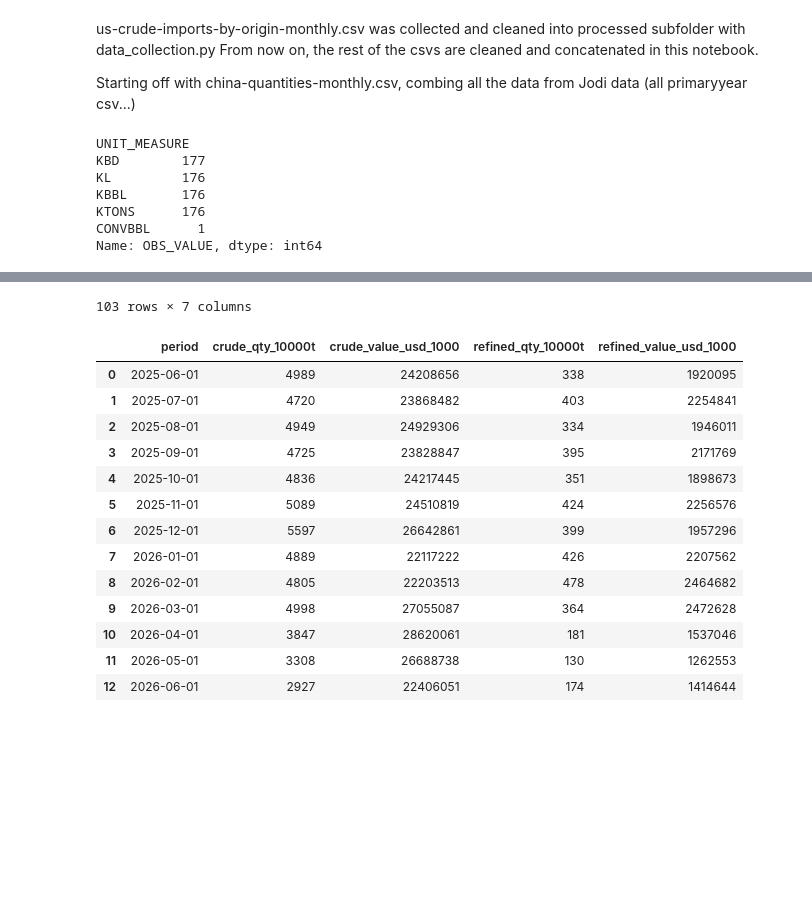
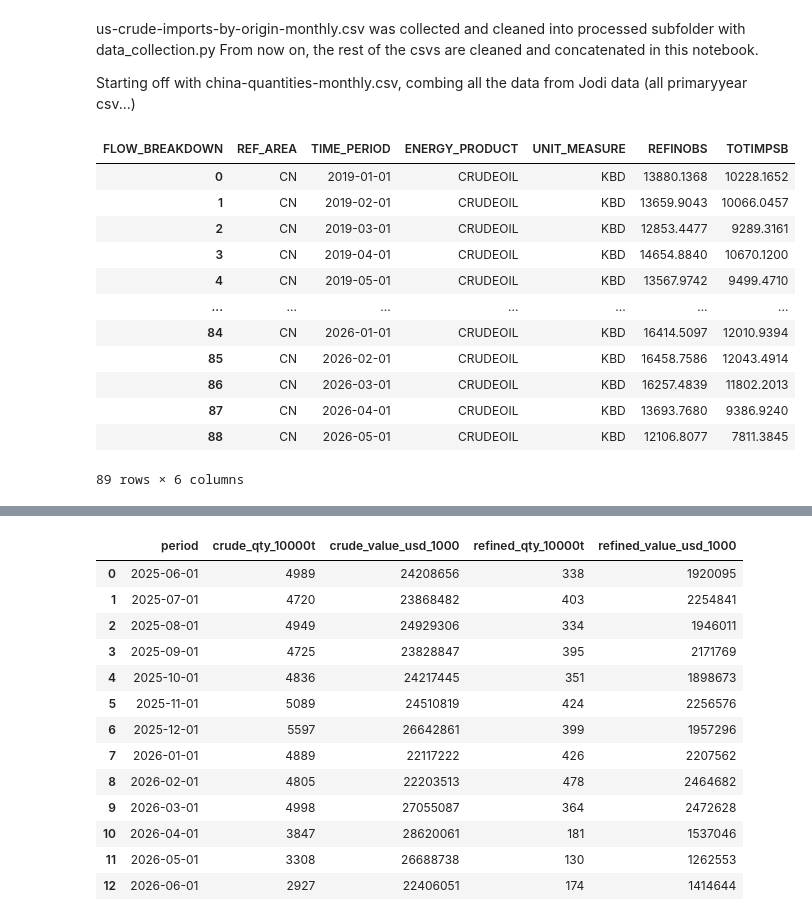
Before and after one commit to chaboihenry/oil-research, a Jupyter notebook: scripts/data_cleaning.ipynb, the cells around one changed output, grey strips where cells are left out. Drawn from its saved outputs; the diff is of its cells as text; code cells hidden in the pictures; blank space fills up the shorter version.

```diff
--- a/scripts/data_cleaning.ipynb
+++ b/scripts/data_cleaning.ipynb
@@ -10,38 +10,44 @@ from pathlib import Path
 
 ROOT_DIR = Path.cwd().parent
 JODI_DIR = ROOT_DIR / 'data' / 'raw' / 'quantities-china' / 'jodi_data'
 
 # loading all the jodi primary files
 df_2019 = pd.read_csv(JODI_DIR / 'jodi_primaryyear_2019.csv')
 df_2020 = pd.read_csv(JODI_DIR / 'jodi_primaryyear_2020.csv')
 df_2021 = pd.read_csv(JODI_DIR / 'jodi_primaryyear_2021.csv')
 df_2022 = pd.read_csv(JODI_DIR / 'jodi_primaryyear_2022.csv')
 df_2023 = pd.read_csv(JODI_DIR / 'jodi_primaryyear_2023.csv')
 df_2024 = pd.read_csv(JODI_DIR / 'jodi_primaryyear_2024.csv')
 df_2025 = pd.read_csv(JODI_DIR / 'jodi_primaryyear_2025.csv')
 df_2026 = pd.read_csv(JODI_DIR / 'jodi_primaryyear_2026.csv')
 
 jodi_df = pd.concat([df_2019, df_2020, df_2021, df_2022, df_2023, df_2024, df_2025, df_2026], ignore_index=True)
 jodi_df['OBS_VALUE'] = jodi_df['OBS_VALUE'].replace(['-', 'x', '..'], np.nan)
 jodi_df['OBS_VALUE'] = jodi_df['OBS_VALUE'].astype('float64')
 jodi_df['TIME_PERIOD'] = pd.to_datetime(jodi_df['TIME_PERIOD'])
 mask = (jodi_df['REF_AREA'] == "CN") & (jodi_df['ENERGY_PRODUCT'] == "CRUDEOIL") & (jodi_df['FLOW_BREAKDOWN'].isin(["TOTIMPSB", "REFINOBS"]))
 quant_china_df = jodi_df[mask]
 quant_china_df.groupby('UNIT_MEASURE')['OBS_VALUE'].nunique().sort_values(ascending=False) # kbd has the most unique values
 mask2 = (quant_china_df['UNIT_MEASURE'] == "KBD")
 quant_china_df = quant_china_df[mask2]
 quant_china_df = quant_china_df.pivot_table(
-    index = ['REF_AREA', 'TIME_PERIOD', 'ENERGY_PRODUCT', 'UNIT_MEASURE', 'ASSESSMENT_CODE'],
+    index = ['REF_AREA', 'TIME_PERIOD', 'ENERGY_PRODUCT', 'UNIT_MEASURE'],
     columns='FLOW_BREAKDOWN',
     values='OBS_VALUE',
     aggfunc='first'
 ).reset_index()
 quant_china_df
 # %% [output]
+| FLOW_BREAKDOWN | REF_AREA | TIME_PERIOD | ENERGY_PRODUCT | UNIT_MEASURE | REFINOBS | TOTIMPSB |
+| 0 | CN | 2019-01-01 | CRUDEOIL | KBD | 13880.1368 | 10228.1652 |
+| 1 | CN | 2019-02-01 | CRUDEOIL | KBD | 13659.9043 | 10066.0457 |
+| 2 | CN | 2019-03-01 | CRUDEOIL | KBD | 12853.4477 | 9289.3161 |
+| 3 | CN | 2019-04-01 | CRUDEOIL | KBD | 14654.8840 | 10670.1200 |
+| 4 | CN | 2019-05-01 | CRUDEOIL | KBD | 13567.9742 | 9499.4710 |
+| ... | ... | ... | ... | ... | ... | ... |
+| 84 | CN | 2026-01-01 | CRUDEOIL | KBD | 16414.5097 | 12010.9394 |
+| 85 | CN | 2026-02-01 | CRUDEOIL | KBD | 16458.7586 | 12043.4914 |
+| 86 | CN | 2026-03-01 | CRUDEOIL | KBD | 16257.4839 | 11802.2013 |
+| 87 | CN | 2026-04-01 | CRUDEOIL | KBD | 13693.7680 | 9386.9240 |
+| 88 | CN | 2026-05-01 | CRUDEOIL | KBD | 12106.8077 | 7811.3845 |
-UNIT_MEASURE
-KBD        177
-KL         176
-KBBL       176
-KTONS      176
-CONVBBL      1
-Name: OBS_VALUE, dtype: int64
+89 rows × 6 columns
@@ -60,4 +54,3 @@ Name: OBS_VALUE, dtype: int64
-103 rows × 7 columns
 # %%
 # collecting all data from gacc and merging on top of preivous dataframe comprised of data from jodi, quant_china_df
 GACC_DIR = ROOT_DIR / 'data' / 'raw' / 'quantities-china' / 'gacc_table14'
```
Also changed, not shown: parts of 3 cells of this notebook, 18 other files.
